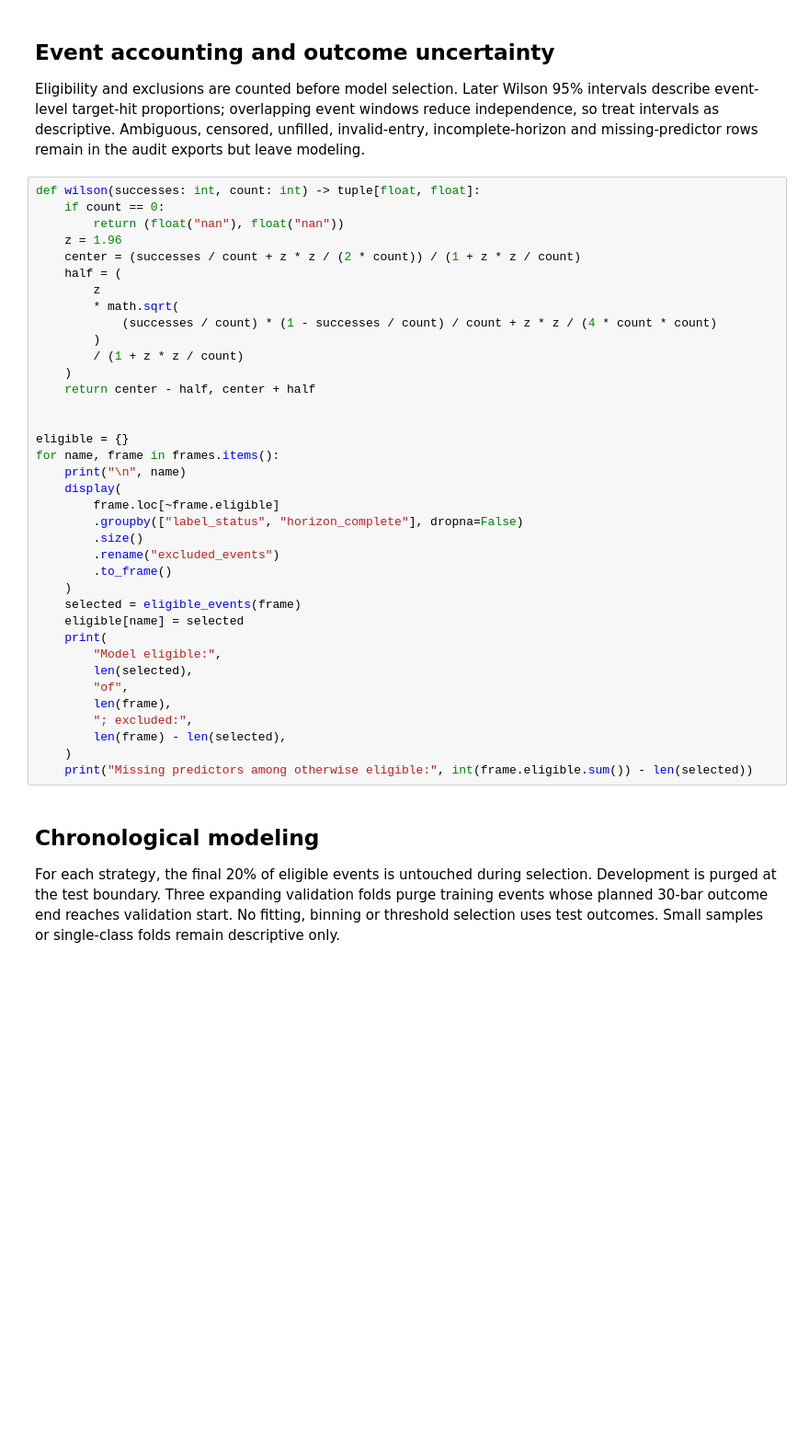
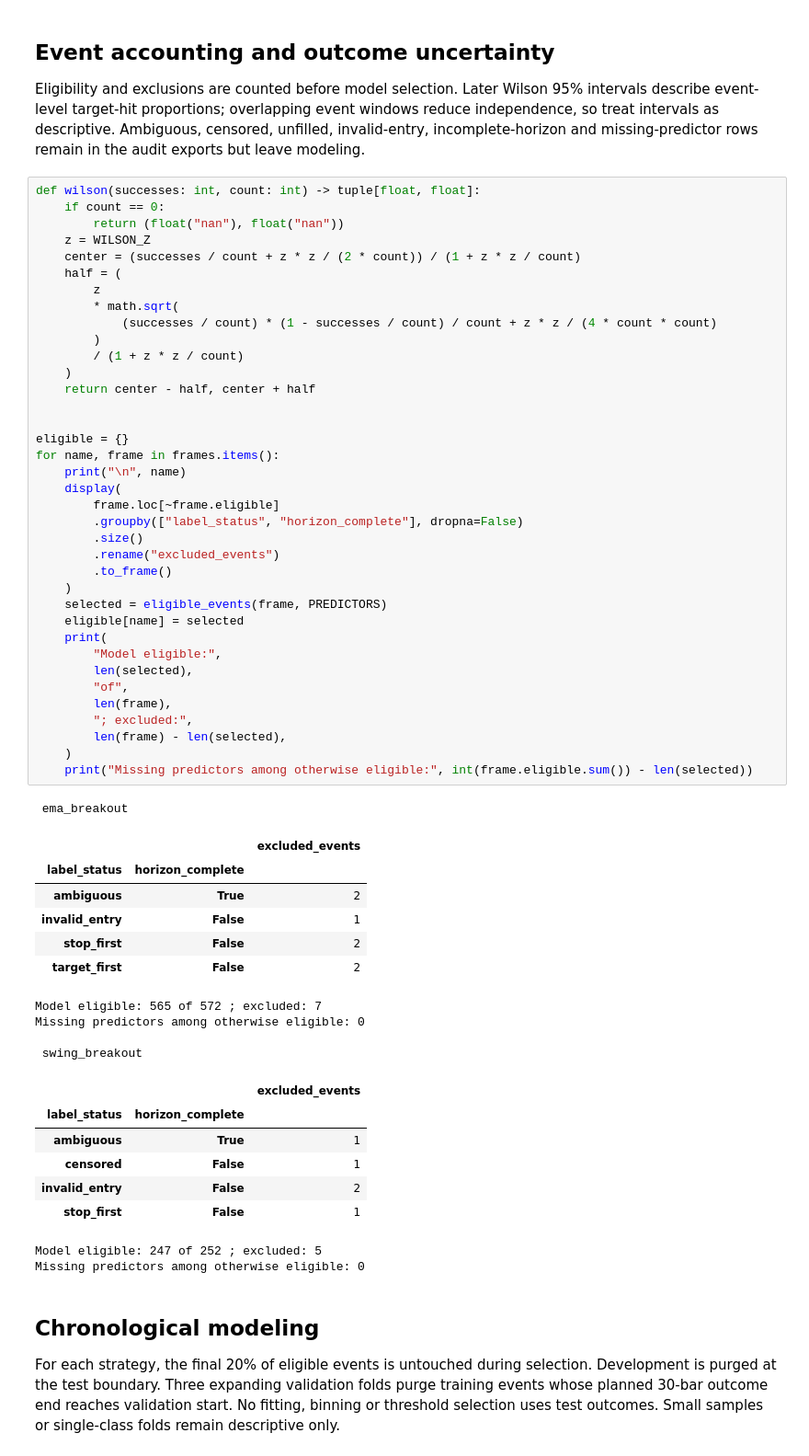
Before and after one commit to AmirJahani1380/breakout-signal-lab, a Jupyter notebook: ML/breakout_research.ipynb, the cells around one changed output. Shown at 92% size. Drawn from its saved outputs; the diff is of its cells as text; blank space fills up the shorter version.

```diff
--- a/ML/breakout_research.ipynb
+++ b/ML/breakout_research.ipynb
@@ -71,39 +141,59 @@ Eligibility and exclusions are counted before model selection. Later Wilson 95%
 def wilson(successes: int, count: int) -> tuple[float, float]:
     if count == 0:
         return (float("nan"), float("nan"))
-    z = 1.96
+    z = WILSON_Z
     center = (successes / count + z * z / (2 * count)) / (1 + z * z / count)
     half = (
         z
         * math.sqrt(
             (successes / count) * (1 - successes / count) / count + z * z / (4 * count * count)
         )
         / (1 + z * z / count)
     )
     return center - half, center + half
 
 
 eligible = {}
 for name, frame in frames.items():
     print("\n", name)
     display(
         frame.loc[~frame.eligible]
         .groupby(["label_status", "horizon_complete"], dropna=False)
         .size()
         .rename("excluded_events")
         .to_frame()
     )
-    selected = eligible_events(frame)
+    selected = eligible_events(frame, PREDICTORS)
     eligible[name] = selected
     print(
         "Model eligible:",
         len(selected),
         "of",
         len(frame),
         "; excluded:",
         len(frame) - len(selected),
     )
     print("Missing predictors among otherwise eligible:", int(frame.eligible.sum()) - len(selected))
+# %% [output]
+ ema_breakout
+|  |  | excluded_events |
+| label_status | horizon_complete |  |
+| ambiguous | True | 2 |
+| invalid_entry | False | 1 |
+| stop_first | False | 2 |
+| target_first | False | 2 |
+Model eligible: 565 of 572 ; excluded: 7
+Missing predictors among otherwise eligible: 0
+
+ swing_breakout
+|  |  | excluded_events |
+| label_status | horizon_complete |  |
+| ambiguous | True | 1 |
+| censored | False | 1 |
+| invalid_entry | False | 2 |
+| stop_first | False | 1 |
+Model eligible: 247 of 252 ; excluded: 5
+Missing predictors among otherwise eligible: 0
 # %% [markdown]
 ## Chronological modeling
 
```
Also changed, not shown: parts of 11 cells of this notebook, 11 other files.
